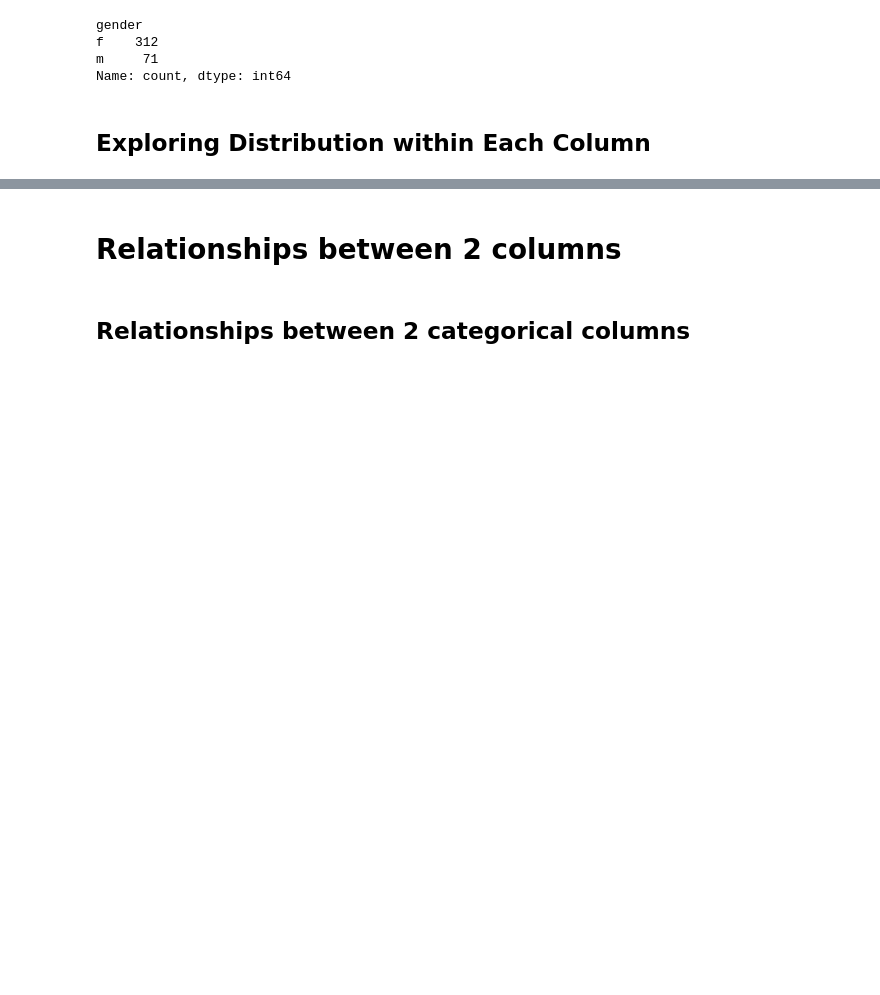
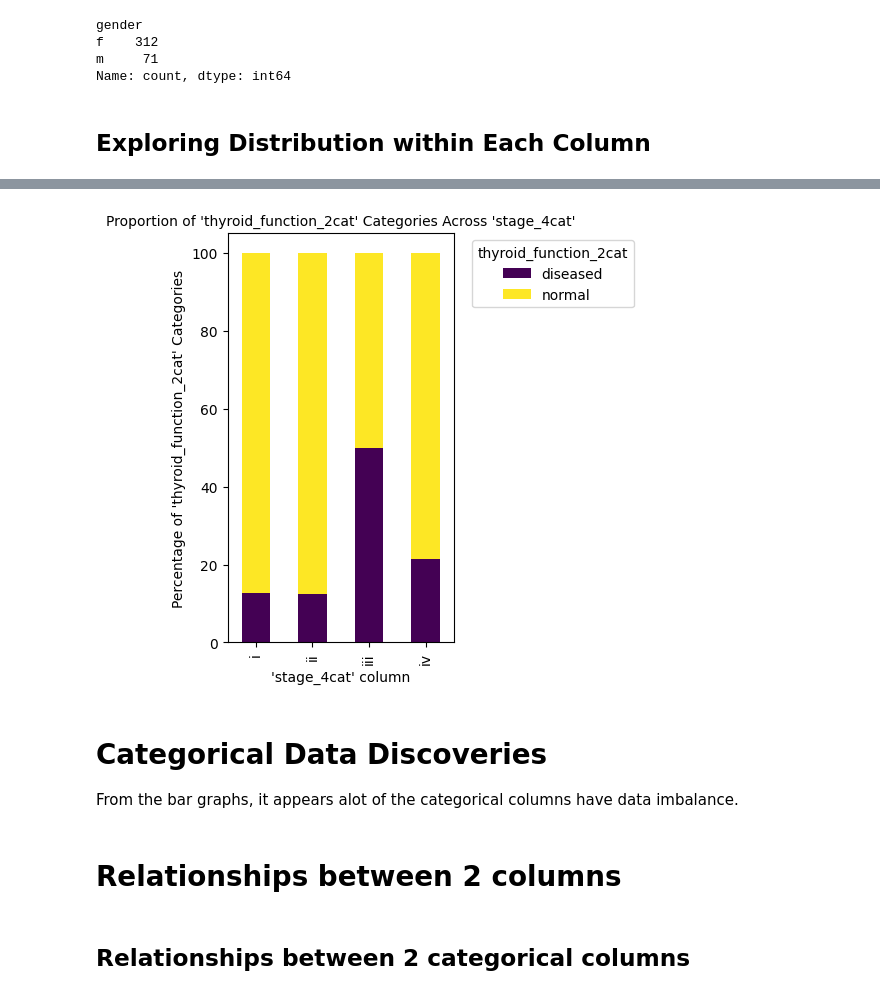
Before and after one commit to madmaxtoastflytiger/CaptStone2-Thyroid-Disease, a Jupyter notebook: 3_ThyroidDisease_EDA.ipynb, the cells around one changed output, grey strips where cells are left out. Cells and saved outputs as stored; diff of their text form; code cells hidden in the pictures; blank space fills up the shorter version.

```diff
--- a/3_ThyroidDisease_EDA.ipynb
+++ b/3_ThyroidDisease_EDA.ipynb
@@ -259,3 +231,11 @@ MyCustDataSciLib.quick_stacked_bar_graph (df,'thyroid_function_merge', 'stage')
+# %%
+MyCustDataSciLib.quick_stacked_bar_graph (df,'thyroid_function_2cat', 'stage_4cat')
+# %% [output]
+[figure, added]
+# %% [markdown]
+# Categorical Data Discoveries
+
+From the bar graphs, it appears alot of the categorical columns have data imbalance.
 # %% [markdown]
 # Relationships between 2 columns
 # %% [markdown]
```
Also changed, not shown: parts of 19 cells of this notebook, 2 other files.
